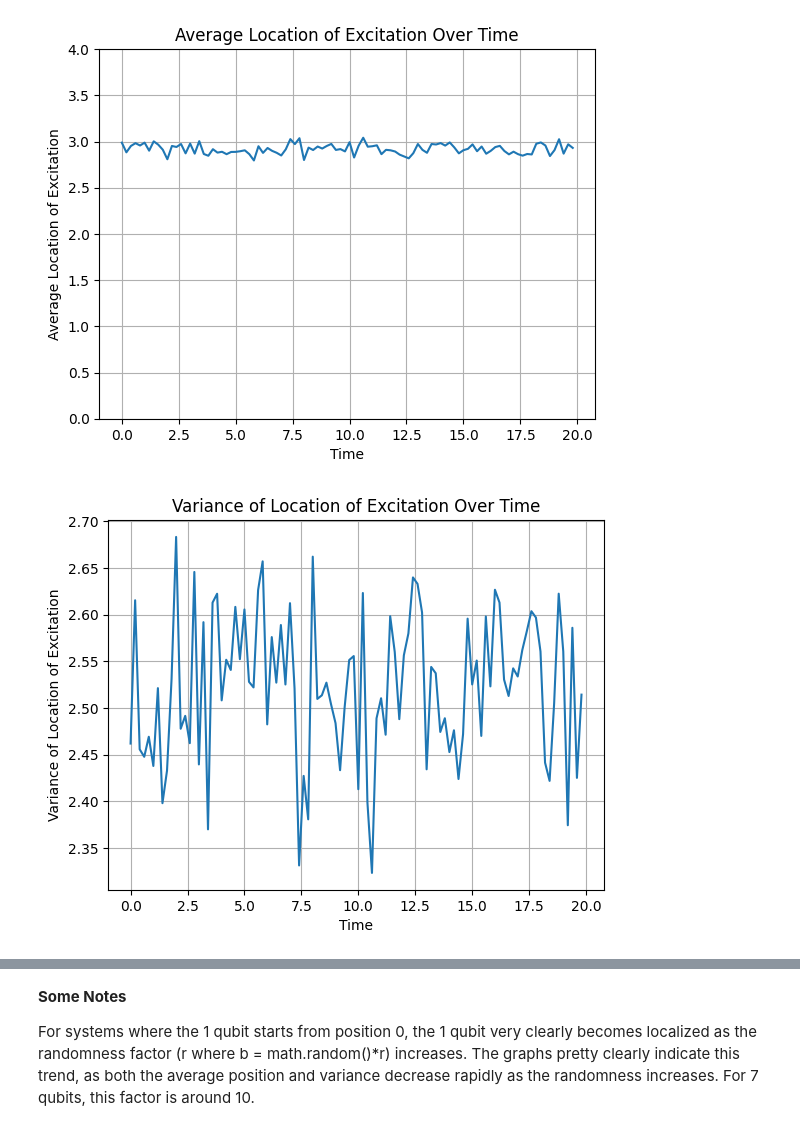
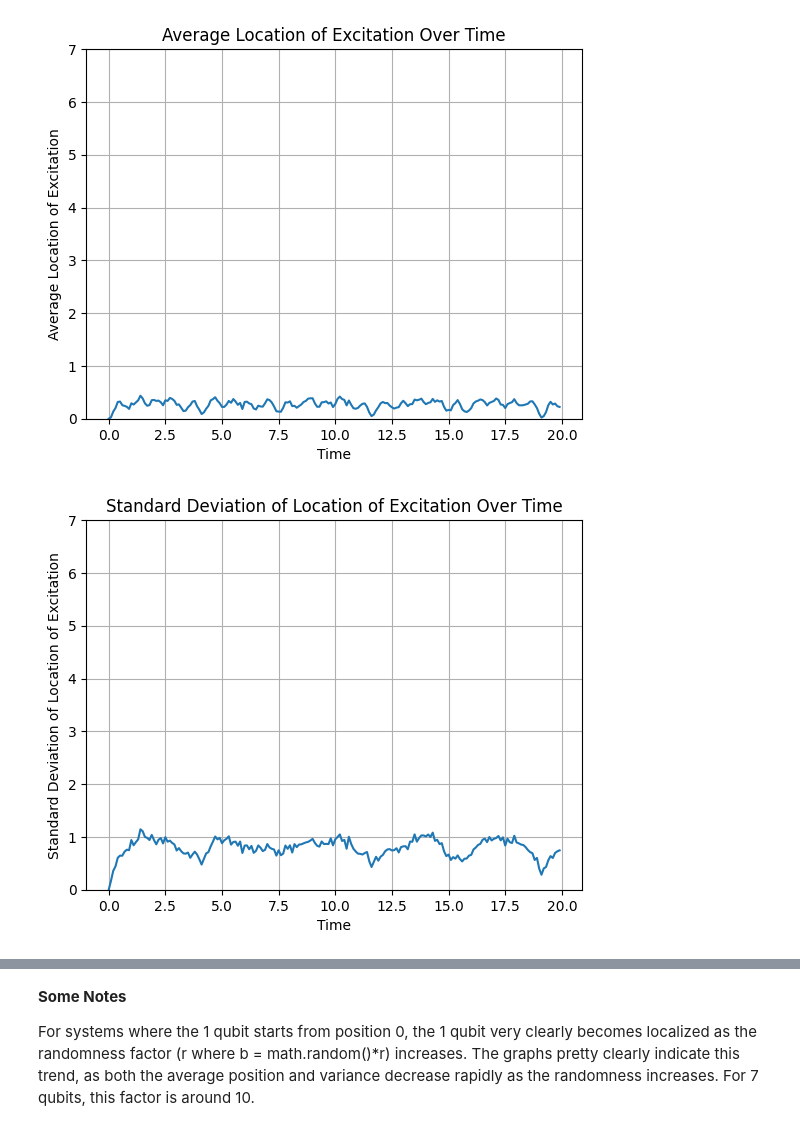
Before and after one commit to JEly613/EinR_CD05, a Jupyter notebook: Project/Anderson.ipynb, the cells around one changed output, grey strips where cells are left out. Cells and saved outputs as stored; diff of their text form; code cells hidden in the pictures.

Commit message:
anderson heatmap and easier place to change variables
it Might be bug-free

```diff
--- a/Project/Anderson.ipynb
+++ b/Project/Anderson.ipynb
@@ -13,10 +13,13 @@ X = np.array([[0, 1], [1, 0]])
 Y = np.array([[0, -1j], [1j, 0]])
 Z = np.array([[1, 0], [0, -1]])
 I = np.identity(2)
+# %%
+qubits = 8
+total_time = 20
+time_step = 0.1
+shots = 1000
+randomness = 6
 # %%
-# Number of qubits in the system
-qubits = 5
-
 # Function to make hamiltonian constructing a bit easier
 def get_gi(gate, i, n, get_gi1=False):
     gates = []
@@ -36,6 +39,6 @@ def construct_hamiltonian(rnd, n):
     h2 = sum((b[i] * get_gi(Z, i, n)) for i in range(n))
     return h1 + h2
 
-h = construct_hamiltonian(19.6, qubits)
+h = construct_hamiltonian(randomness, qubits)
 def u(t, H=h):
     return scipy.linalg.expm(-1j * H * t)
@@ -108,52 +46,54 @@ def u(t, H=h):
 # Plots the variance and location of the 1 qubit as time progresses
 # Low variance indicates that the 1 qubit is being localized
 simulator = Aer.get_backend('aer_simulator')
-r = np.arange(0, 20, .2)
-shots = 1000
+r = np.arange(0, total_time, time_step)
 avg_locations = []
-variances = []
+stdevs = []
+
+frequencies = []
 
 for t in r:
     qc = QuantumCircuit(qubits)
     qc.x(0) # create state with 1 qubit in the |1> state
-    qc.unitary(u(t), range(qubits)) # working exact simulation
-    # qc.unitary(trotter, range(qubits)) # FIXME
+    qc.unitary(u(t), range(qubits))
     qc.measure_all()
 
     compiled_circuit = transpile(qc, simulator)
     job = simulator.run(compiled_circuit, shots=shots)
     result = job.result()
     counts = dict(result.get_counts())
 
     avg_location = 0
     for bitstring, freq in sorted(counts.items(), key=lambda x: x[1], reverse=True):
         location = qubits-1-bitstring.index('1')
         avg_location += location * freq / shots
         #print(f"{bitstring.replace("0", "-")}: {freq}", end='; ')
     #print(avg_location)
 
     variance = 0
     for bitstring, freq in sorted(counts.items(), key=lambda x: x[1], reverse=True):
         location = qubits-1-bitstring.index('1')
         variance += (location - avg_location) ** 2 * freq / shots
+        frequencies.append([t, location - 0.5, freq / shots]) # subtract 0.5 to center tick marks when graphing
 
     avg_locations.append(avg_location)
-    variances.append(variance)
+    stdevs.append(variance ** .5)
 
 plt.plot(r, avg_locations)
 plt.xlabel('Time')
 plt.ylabel('Average Location of Excitation')
 plt.ylim(0, qubits-1)
 plt.title('Average Location of Excitation Over Time')
 plt.grid()
 plt.show()
 
-plt.plot(r, variances)
+plt.plot(r, stdevs)
 plt.xlabel('Time')
-plt.ylabel('Variance of Location of Excitation')
-plt.title('Variance of Location of Excitation Over Time')
+plt.ylabel('Standard Deviation of Location of Excitation')
+plt.ylim(0, qubits-1)
+plt.title('Standard Deviation of Location of Excitation Over Time')
 plt.grid()
 plt.show()
 # %% [output]
-[figure, old version]
+[figure, new version]
-[figure, old version]
+[figure, new version]
```
Also changed, not shown: parts of 4 cells of this notebook.
